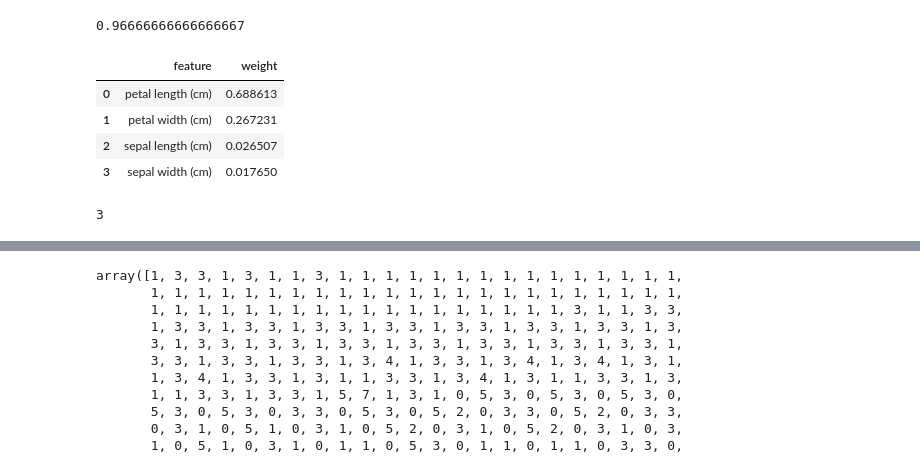
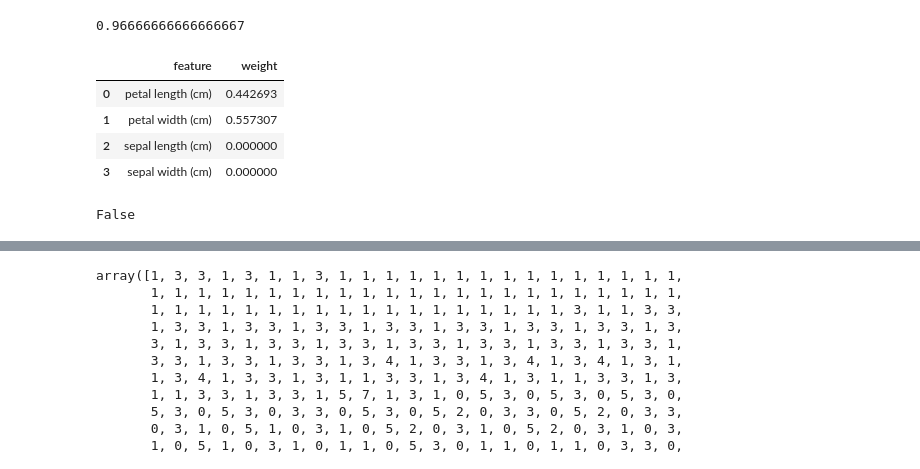
Before and after one commit to ethen8181/programming, a Jupyter notebook: tree_explainer/tree_explainer.ipynb, the cells around one changed output, grey strips where cells are left out. Drawn from its saved outputs; the diff is of its cells as text; code cells hidden in the pictures.

```diff
--- a/tree_explainer/tree_explainer.ipynb
+++ b/tree_explainer/tree_explainer.ipynb
@@ -43,15 +43,30 @@ sklearn 0.18.1
 # %% [markdown]
 # eli5 experiment
 # %%
-from xgboost import XGBClassifier
+from xgboost import XGBClassifier, XGBRegressor
+from sklearn.metrics import r2_score
+
+from sklearn.datasets import load_boston
+boston = load_boston()
+X = boston.data
+y = boston.target
+feature_names = boston.feature_names
 
 iris = load_iris()
+X = iris.data
+y = iris.target
+feature_names = iris.feature_names
+
 X_train, X_test, y_train, y_test = train_test_split(
-    iris.data, iris.target, test_size = 0.2, random_state = 14)
+    X, y, test_size = 0.2, random_state = 14)
 
-model_xgb = XGBClassifier(n_estimators = 100)
+model_xgb = XGBClassifier(n_estimators = 1)
 model_xgb.fit(X_train, y_train)
 accuracy_score(y_test, model_xgb.predict(X_test))
+
+# model_xgb = XGBRegressor(n_estimators = 30)
+# model_xgb.fit(X_train, y_train)
+# r2_score(y_test, model_xgb.predict(X_test))
 # %% [output]
 0.96666666666666667
 # %%
@@ -78,14 +93,14 @@ def xgb_feature_imp(model_xgb, feature_names = None, importance_type = 'gain'):
                       .reset_index(drop = True))
     return df_feature_imp
 # %%
-df_feature_imp = xgb_feature_imp(model_xgb, feature_names = iris.feature_names)
+df_feature_imp = xgb_feature_imp(model_xgb, feature_names = feature_names)
 df_feature_imp
 # %% [output]
 |  | feature | weight |
-| 0 | petal length (cm) | 0.688613 |
-| 1 | petal width (cm) | 0.267231 |
-| 2 | sepal length (cm) | 0.026507 |
-| 3 | sepal width (cm) | 0.017650 |
+| 0 | petal length (cm) | 0.442693 |
+| 1 | petal width (cm) | 0.557307 |
+| 2 | sepal length (cm) | 0.000000 |
+| 3 | sepal width (cm) | 0.000000 |
 # %%
 from xgboost import Booster, XGBRegressor, XGBClassifier
 
@@ -94,8 +109,12 @@ def _check_booster_args(xgb):
         booster = xgb
     else:
         booster = xgb.get_booster()
-        is_regression = isinstance(xgb, XGBRegressor)
+        regression = isinstance(xgb, XGBRegressor)
 
-    return booster, is_regression
+    return booster, regression
 
-booster, is_regression = _check_booster_args(model_xgb)
+
+booster, regression = _check_booster_args(model_xgb)
+regression
+# %% [output]
+False
@@ -107,5 +120,0 @@ if isinstance(xgb, XGBClassifier):
-# %%
-n_targets = model_xgb.n_classes_
-n_targets
-# %% [output]
-3
```
Also changed, not shown: parts of 61 cells of this notebook, 3 other files.
